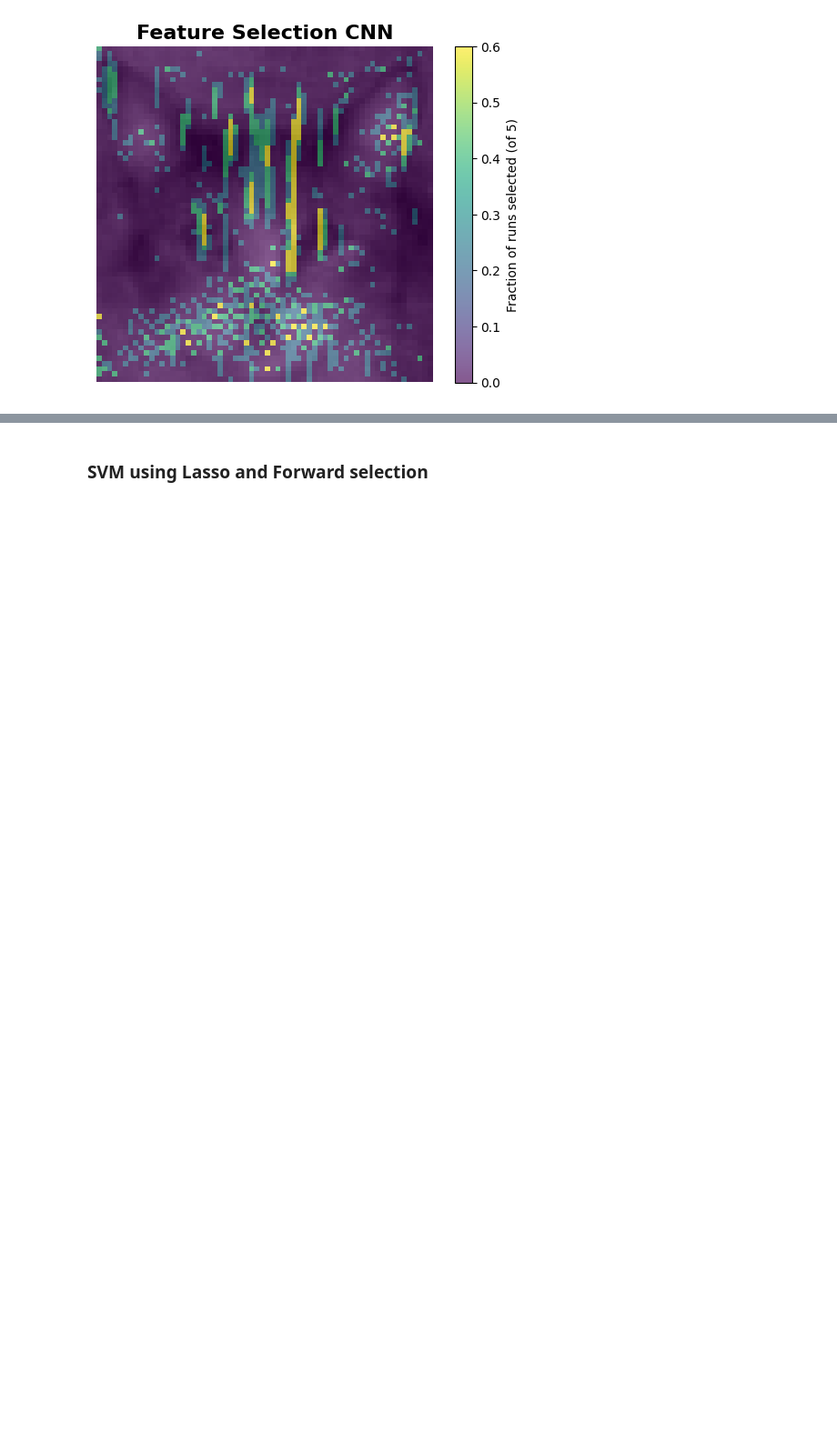
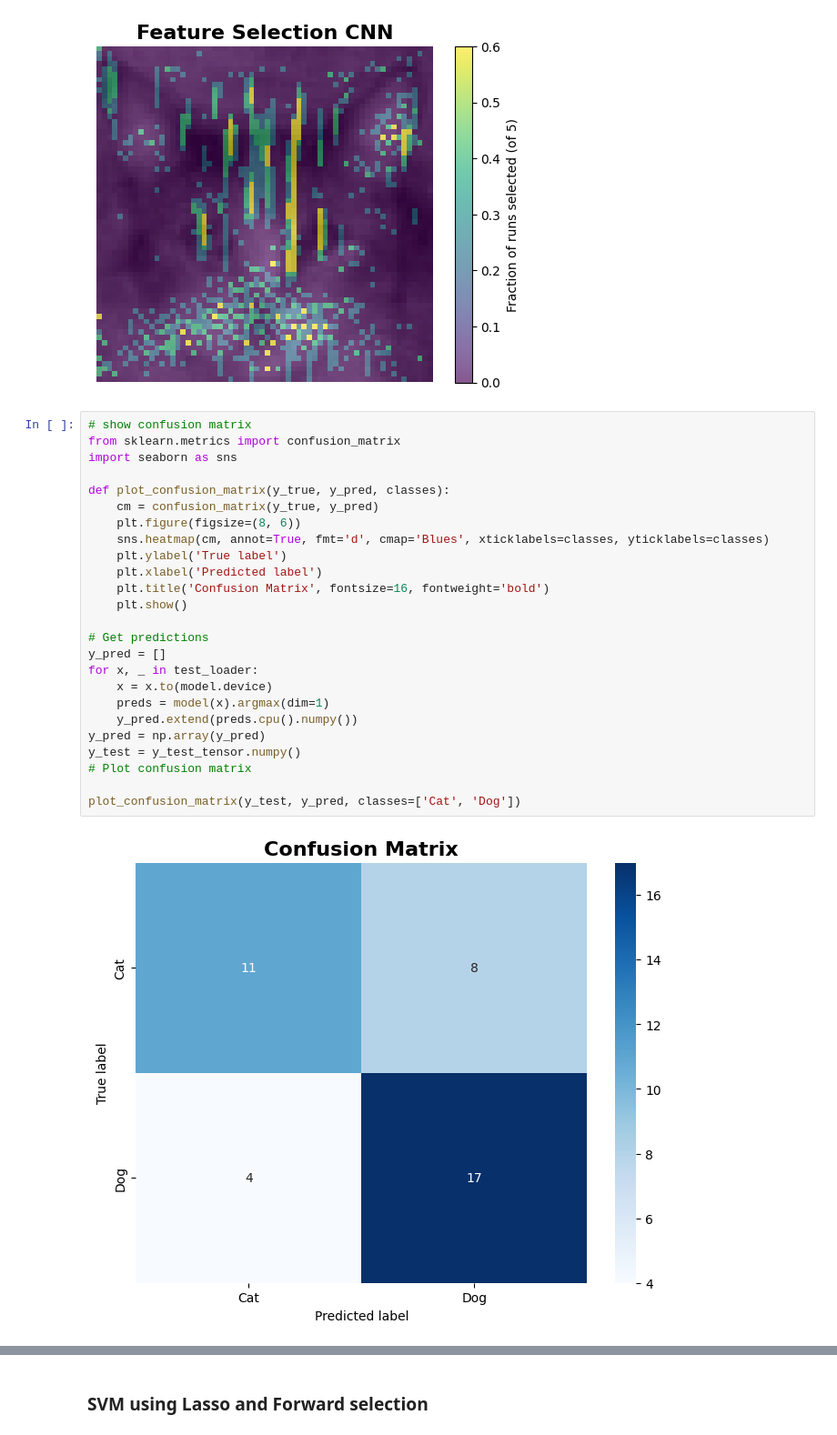
Before and after one commit to Max-Fredsdal/MVE441, a Jupyter notebook: project_2/project_2.ipynb, the cells around one changed output, grey strips where cells are left out. Shown at 91% size. Drawn from its saved outputs; the diff is of its cells as text; blank space fills up the shorter version.

```diff
--- a/project_2/project_2.ipynb
+++ b/project_2/project_2.ipynb
@@ -449,3 +487,30 @@ plt.axis("off")
 plt.show()
 # %% [output]
 [figure]
+# %%
+# show confusion matrix
+from sklearn.metrics import confusion_matrix
+import seaborn as sns
+
+def plot_confusion_matrix(y_true, y_pred, classes):
+    cm = confusion_matrix(y_true, y_pred)
+    plt.figure(figsize=(8, 6))
+    sns.heatmap(cm, annot=True, fmt='d', cmap='Blues', xticklabels=classes, yticklabels=classes)
+    plt.ylabel('True label')
+    plt.xlabel('Predicted label')
+    plt.title('Confusion Matrix', fontsize=16, fontweight='bold')
+    plt.show()
+
+# Get predictions
+y_pred = []
+for x, _ in test_loader:
+    x = x.to(model.device)
+    preds = model(x).argmax(dim=1)
+    y_pred.extend(preds.cpu().numpy())
+y_pred = np.array(y_pred)
+y_test = y_test_tensor.numpy()
+# Plot confusion matrix
+
+plot_confusion_matrix(y_test, y_pred, classes=['Cat', 'Dog'])
+# %% [output]
+[figure, added]
```
Also changed, not shown: parts of 36 cells of this notebook.
